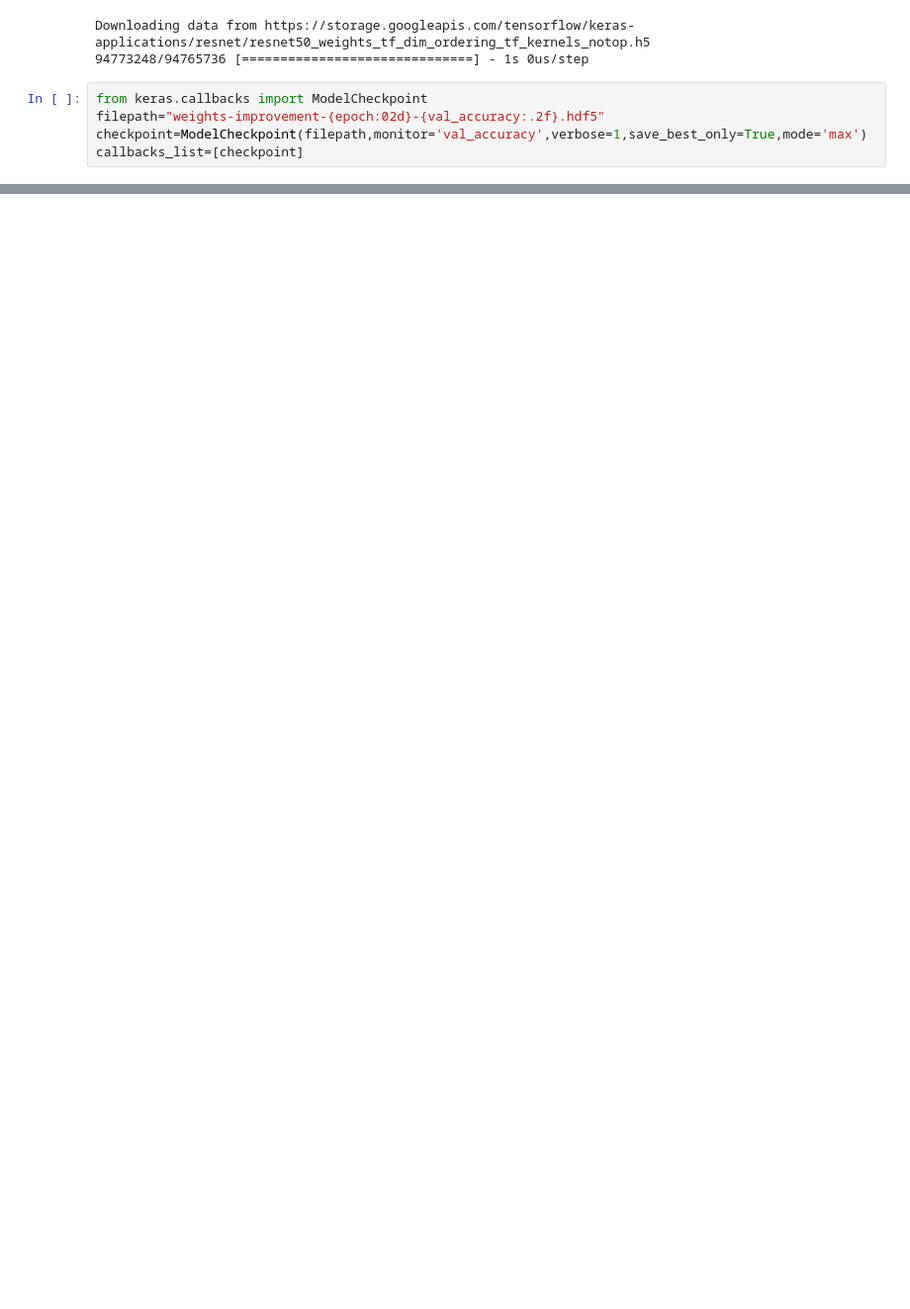
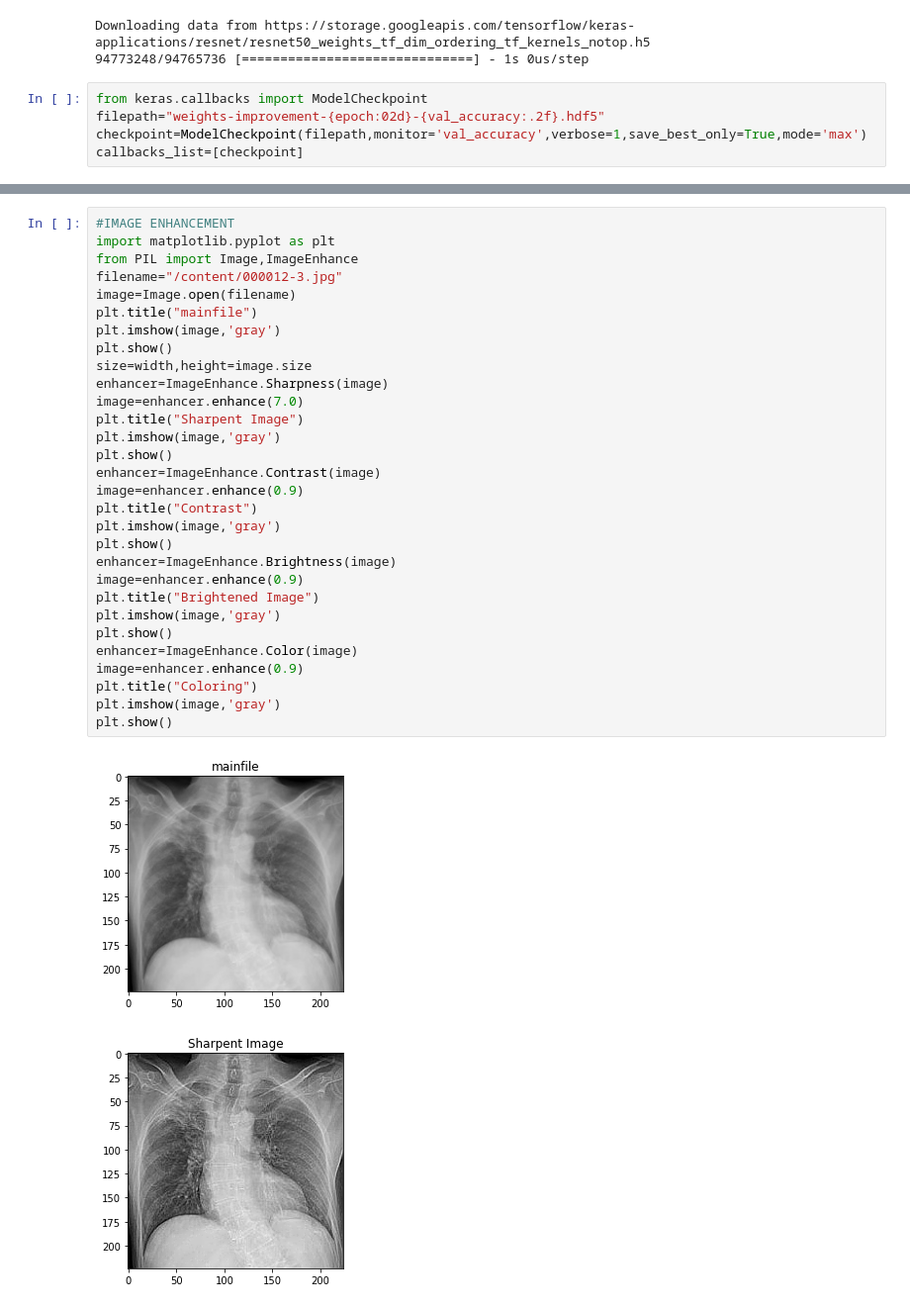
Before and after one commit to Arkaprabha1012/pythonopencv, a Jupyter notebook: ResnetOnCovidpneunormal.ipynb, the cells around one changed output, grey strips where cells are left out. Shown at 99% size. Drawn from its saved outputs; the diff is of its cells as text; blank space fills up the shorter version.

```diff
--- a/ResnetOnCovidpneunormal.ipynb
+++ b/ResnetOnCovidpneunormal.ipynb
@@ -225,0 +342,33 @@ COVID
+# %%
+#IMAGE ENHANCEMENT
+import matplotlib.pyplot as plt
+from PIL import Image,ImageEnhance
+filename="/content/000012-3.jpg"
+image=Image.open(filename)
+plt.title("mainfile")
+plt.imshow(image,'gray')
+plt.show()
+size=width,height=image.size
+enhancer=ImageEnhance.Sharpness(image)
+image=enhancer.enhance(7.0)
+plt.title("Sharpent Image")
+plt.imshow(image,'gray')
+plt.show()
+enhancer=ImageEnhance.Contrast(image)
+image=enhancer.enhance(0.9)
+plt.title("Contrast")
+plt.imshow(image,'gray')
+plt.show()
+enhancer=ImageEnhance.Brightness(image)
+image=enhancer.enhance(0.9)
+plt.title("Brightened Image")
+plt.imshow(image,'gray')
+plt.show()
+enhancer=ImageEnhance.Color(image)
+image=enhancer.enhance(0.9)
+plt.title("Coloring")
+plt.imshow(image,'gray')
+plt.show()
+# %% [output]
+[figure, added]
+[figure, added]
```
Also changed, not shown: parts of 28 cells of this notebook.
